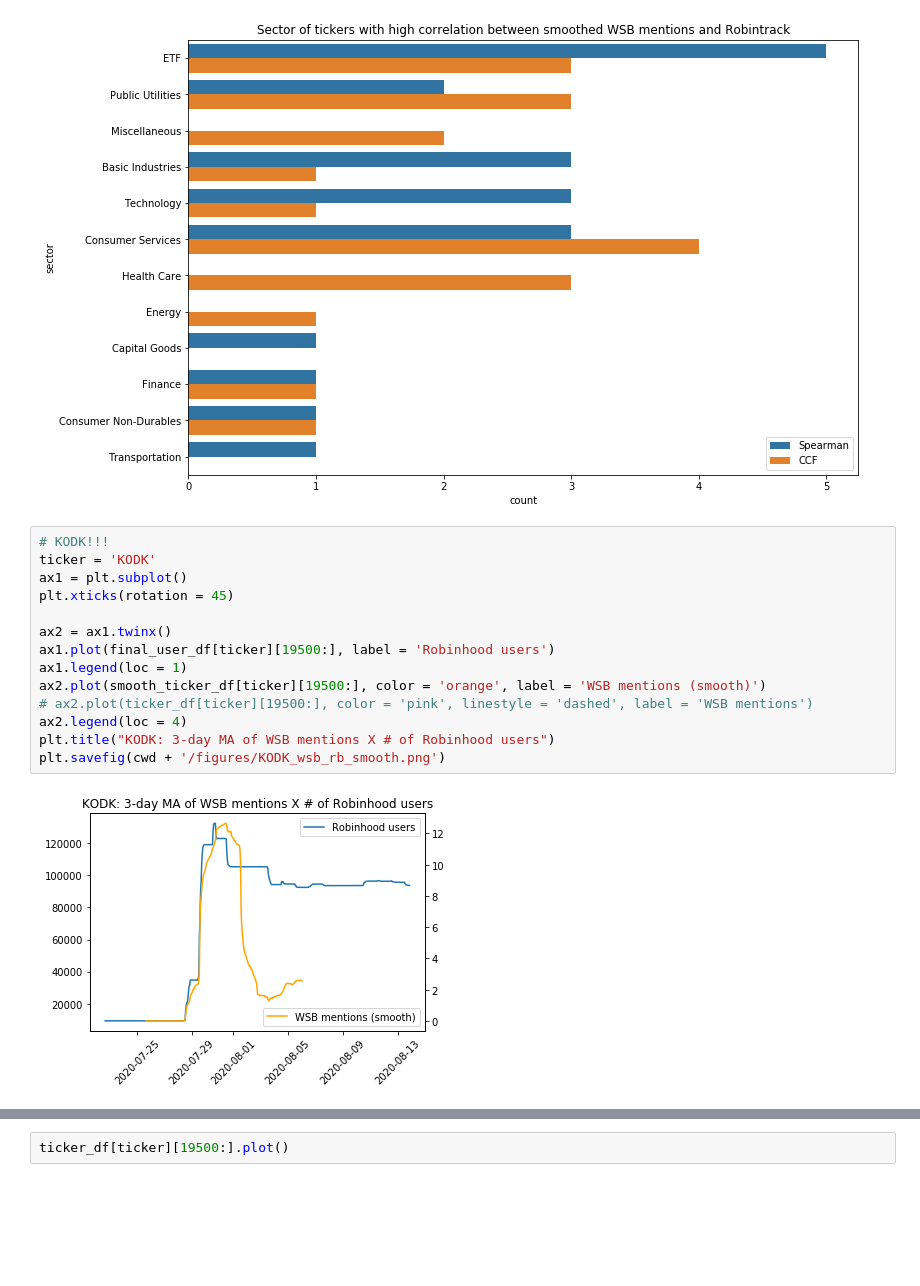
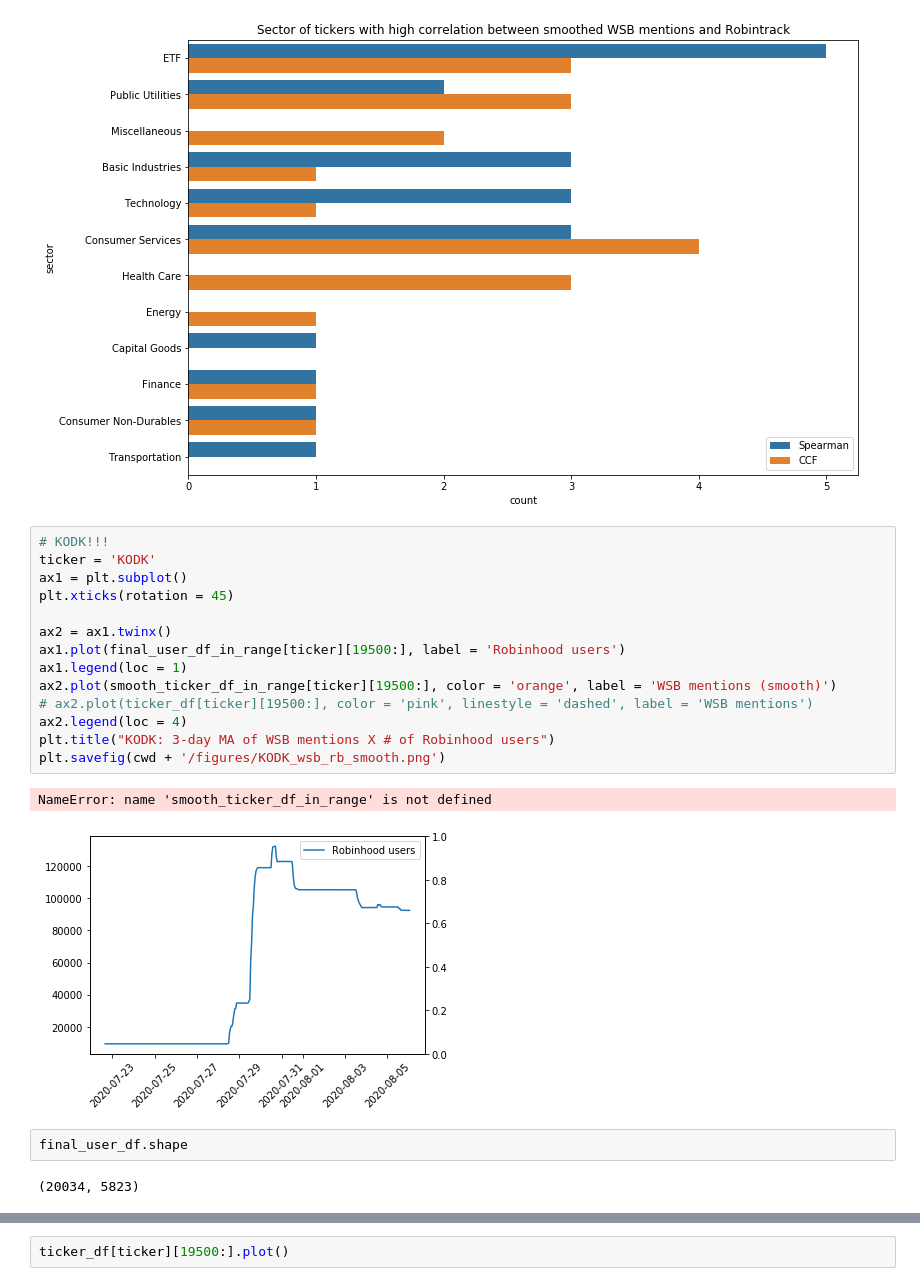
Before and after one commit to DS4A-mathemagicians/robintrack, a Jupyter notebook: robintrack analysis.ipynb, the cells around one changed output, grey strips where cells are left out. Saved outputs shown, nothing was run; the diff lists cells and outputs as text; blank space fills up the shorter version.

```diff
--- a/robintrack analysis.ipynb
+++ b/robintrack analysis.ipynb
@@ -1842,16 +1834,21 @@ plt.savefig(cwd + "/figures/sector_smooth_cor_top.png")
 # %%
 # KODK!!!
 ticker = 'KODK'
 ax1 = plt.subplot()
 plt.xticks(rotation = 45)
 
 ax2 = ax1.twinx()
-ax1.plot(final_user_df[ticker][19500:], label = 'Robinhood users')
+ax1.plot(final_user_df_in_range[ticker][19500:], label = 'Robinhood users')
 ax1.legend(loc = 1)
-ax2.plot(smooth_ticker_df[ticker][19500:], color = 'orange', label = 'WSB mentions (smooth)')
+ax2.plot(smooth_ticker_df_in_range[ticker][19500:], color = 'orange', label = 'WSB mentions (smooth)')
 # ax2.plot(ticker_df[ticker][19500:], color = 'pink', linestyle = 'dashed', label = 'WSB mentions')
 ax2.legend(loc = 4)
 plt.title("KODK: 3-day MA of WSB mentions X # of Robinhood users")
 plt.savefig(cwd + '/figures/KODK_wsb_rb_smooth.png')
 # %% [output]
+NameError: name 'smooth_ticker_df_in_range' is not defined
-[figure, old version]
+[figure, new version]
+# %%
+final_user_df.shape
+# %% [output]
+(20034, 5823)
```
Also changed, not shown: parts of 27 cells of this notebook.
